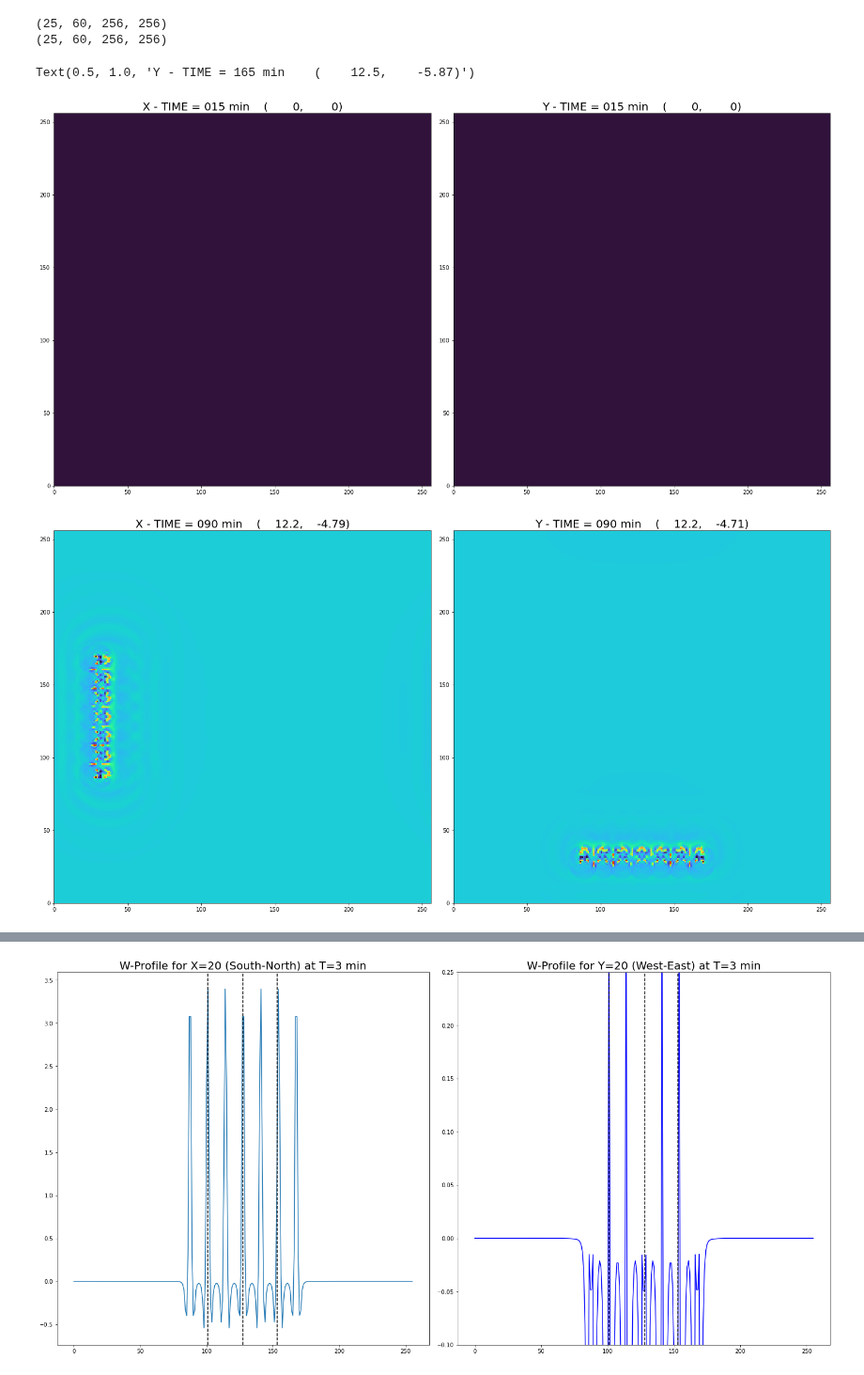
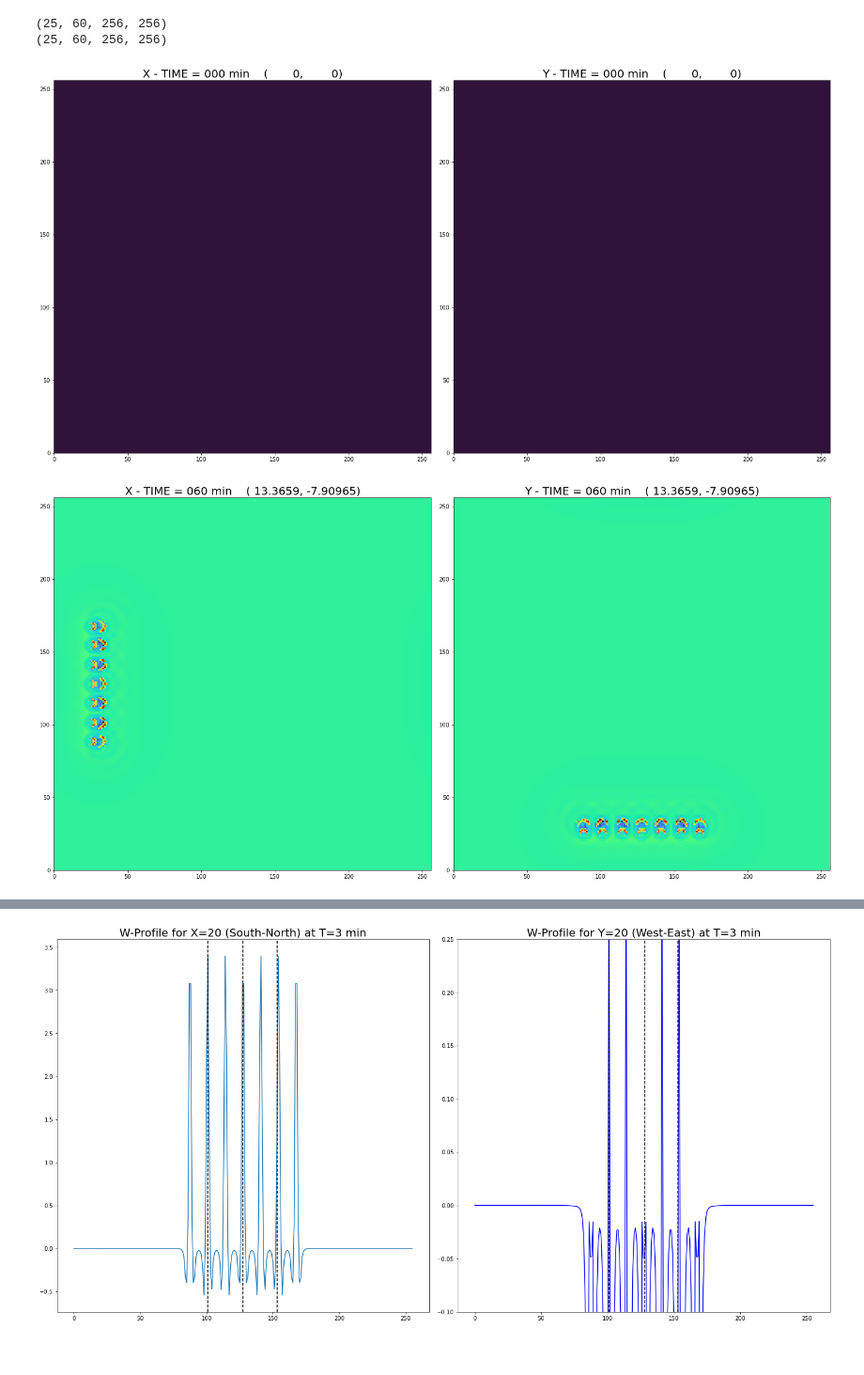
Before and after one commit to louiswicker/CAM_analysis_tools, a Jupyter notebook: ideal_cases/CM1_SymmetrySquall.ipynb, the cells around one changed output, grey strips where cells are left out. Shown at 94% size. Cells and saved outputs as stored; diff of their text form; code cells hidden in the pictures.

```diff
--- a/ideal_cases/CM1_SymmetrySquall.ipynb
+++ b/ideal_cases/CM1_SymmetrySquall.ipynb
@@ -24,13 +24,13 @@ import pickle
 
 _nthreads = 2
 # %%
+
+ds = xr.open_mfdataset('/scratch/wicker/cm1r20.3/run/squall_NR_C3500/cm1out_0000*.nc', parallel=True)
+run1_w = ds.winterp.values
+
 
 ds = xr.open_mfdataset('/scratch/wicker/cm1r20.3/run/squall_R_C3500/cm1out_0000*.nc', parallel=True)
 run2_w = ds.winterp.values
-
-
-ds = xr.open_mfdataset('/scratch/wicker/cm1r20.3/run/squall_c3500_kess/cm1out_0000*.nc', parallel=True)
-run1_w = ds.winterp.values
 
 print(run1_w.shape)
 print(run2_w.shape)
@@ -42,31 +42,13 @@ scale = 15.
 # %%
 klevel = 20
 
+for time in [0, 4, 6, 8, 10]:
+    fig, ax = plt.subplots(1,2, constrained_layout=True,figsize=(20,10))
 
-fig, ax = plt.subplots(1,2, constrained_layout=True,figsize=(20,10))
-time   = 0
-
-ax[0].pcolormesh(run1_w[time, klevel], cmap='turbo')
-ax[0].set_title('X - TIME = %3.3i min    (%8.3g, %8.3g)' % ((time+1)*scale, run1_w[time, klevel].max(), run1_w[time, klevel].min()),fontsize=20)
-ax[1].pcolormesh(run2_w[time, klevel], cmap='turbo')
-ax[1].set_title('Y - TIME = %3.3i min    (%8.3g, %8.3g)' % ((time+1)*scale, run2_w[time, klevel].max(), run2_w[time, klevel].min()),fontsize=20)
-
-fig, ax = plt.subplots(1,2, constrained_layout=True,figsize=(20,10))
-time = 5
-
-ax[0].pcolormesh(run1_w[time, klevel], cmap='turbo')
-ax[0].set_title('X - TIME = %3.3i min    (%8.3g, %8.3g)' % ((time+1)*scale, run1_w[time, klevel].max(), run1_w[time, klevel].min()),fontsize=20)
-ax[1].pcolormesh(run2_w[time, klevel], cmap='turbo')
-ax[1].set_title('Y - TIME = %3.3i min    (%8.3g, %8.3g)' % ((time+1)*scale, run2_w[time, klevel].max(), run2_w[time, klevel].min()),fontsize=20)
-
-fig, ax = plt.subplots(1,2, constrained_layout=True,figsize=(20,10))
-time = 10
-
-ax[0].pcolormesh(run1_w[time, klevel], cmap='turbo')
-ax[0].set_title('X - TIME = %3.3i min    (%8.3g, %8.3g)' % ((time+1)*scale, run1_w[time, klevel].max(), run1_w[time, klevel].min()),fontsize=20)
-ax[1].pcolormesh(run2_w[time, klevel], cmap='turbo')
-ax[1].set_title('Y - TIME = %3.3i min    (%8.3g, %8.3g)' % ((time+1)*scale, run2_w[time, klevel].max(), run2_w[time, klevel].min()),fontsize=20)
+    ax[0].pcolormesh(run1_w[time, klevel], cmap='turbo')
+    ax[0].set_title('X - TIME = %3.3i min    (%8.6g, %8.6g)' % ((time)*scale, run1_w[time, klevel].max(), run1_w[time, klevel].min()),fontsize=20)
+    ax[1].pcolormesh(run2_w[time, klevel], cmap='turbo')
+    ax[1].set_title('Y - TIME = %3.3i min    (%8.6g, %8.6g)' % ((time)*scale, run2_w[time, klevel].max(), run2_w[time, klevel].min()),fontsize=20)
 # %% [output]
-Text(0.5, 1.0, 'Y - TIME = 165 min    (    12.5,    -5.87)')
 [figure]
-[figure, old version]
+[figure, new version]
```
Also changed, not shown: parts of 5 cells of this notebook.
